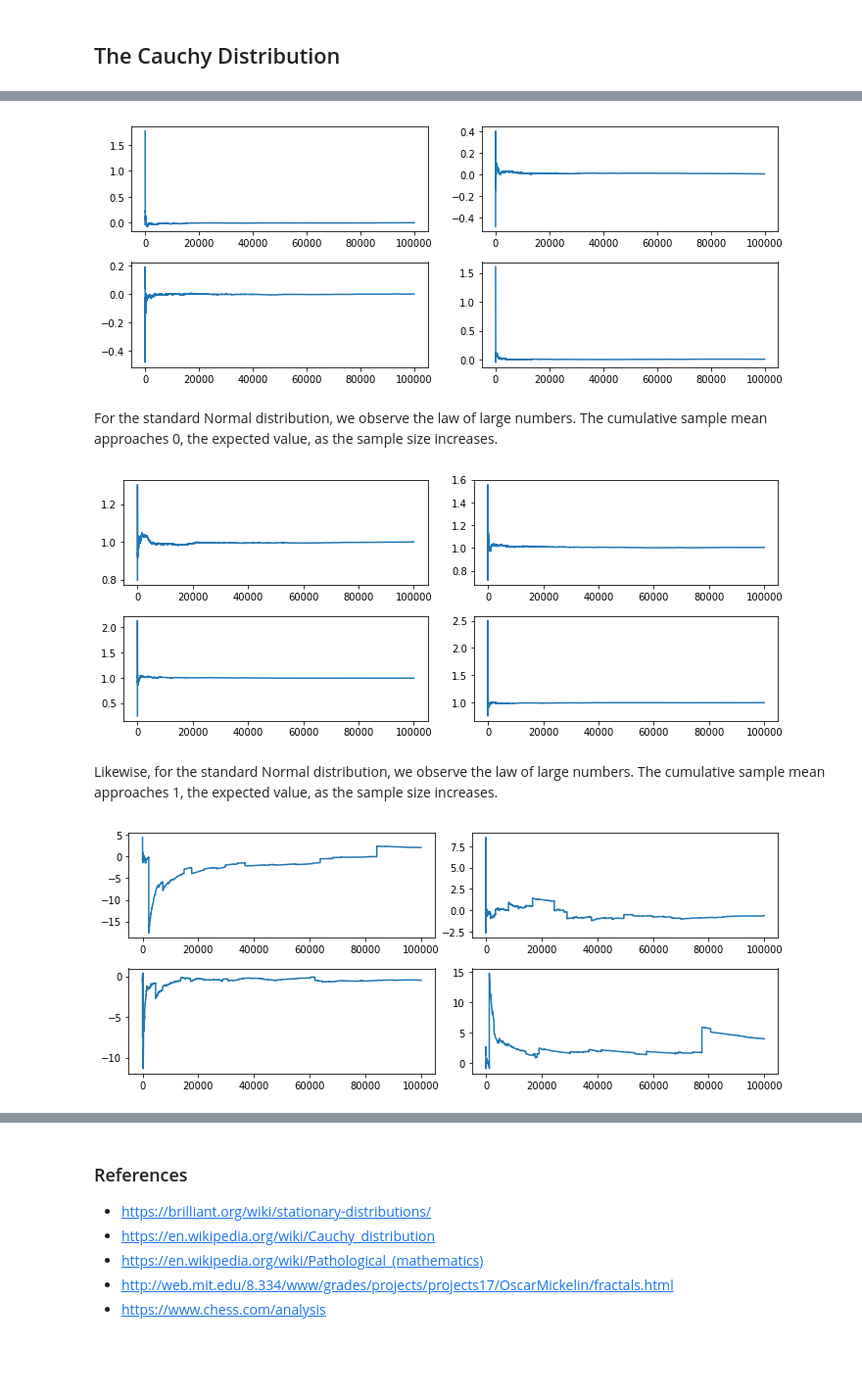
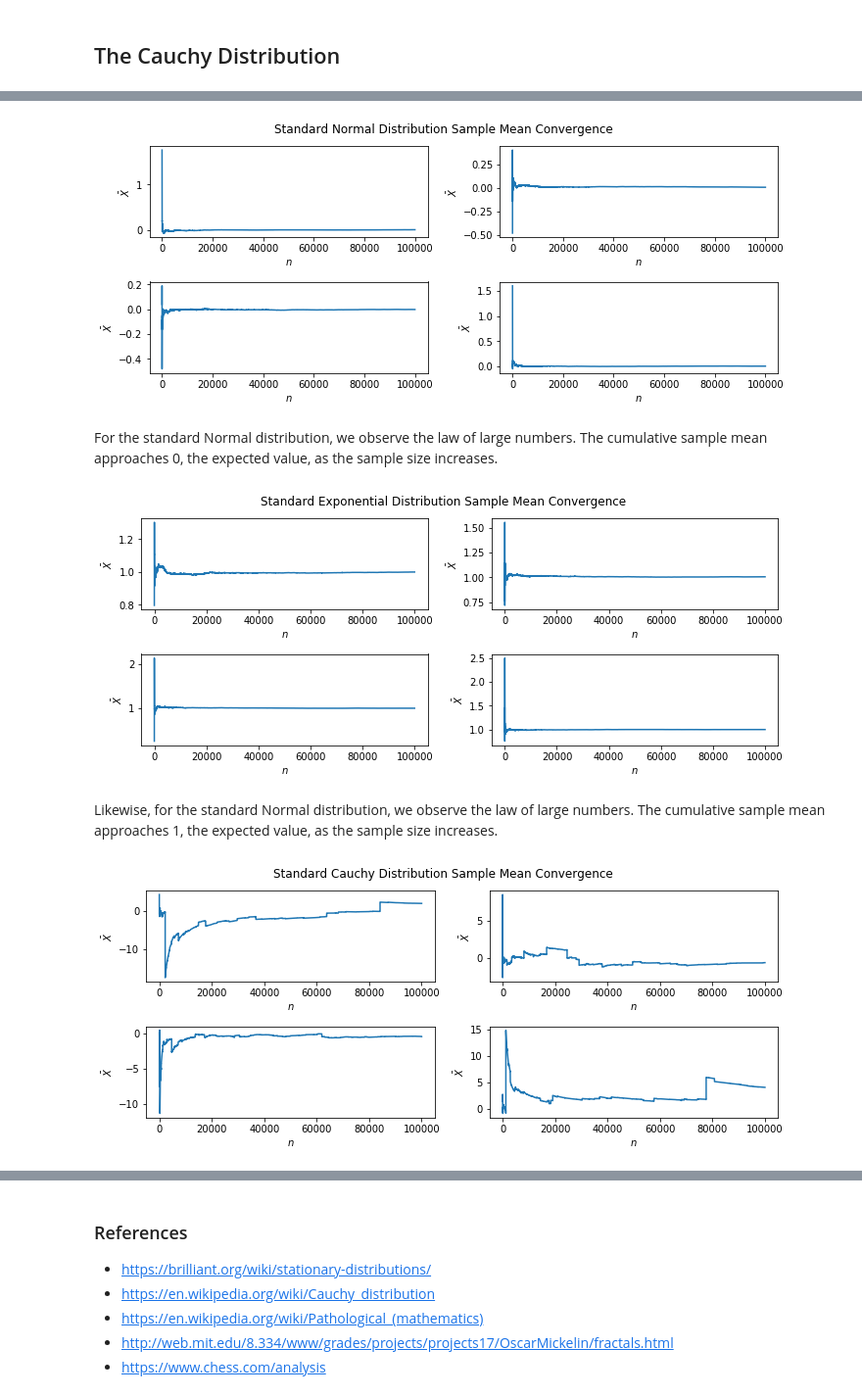
Before and after one commit to dleestat/quirky-data-science, a Jupyter notebook: quirky-data-science.ipynb, the cells around one changed output, grey strips where cells are left out. Shown at 98% size. Drawn from its saved outputs; the diff is of its cells as text; code cells hidden in the pictures; blank space fills up the shorter version.

```diff
--- a/quirky-data-science.ipynb
+++ b/quirky-data-science.ipynb
@@ -136,0 +163,9 @@ So $r = \underset{r}{\text{argmax}}~X_n = \underset{r}{\text{argmax}}~\mathbb{E}
+# %%
+plt.figure(figsize=[20,6])
+np.random.seed(0)
+for r in 0,.01,.02,.03,.04,.05,.1:
+    plt.plot(np.median([np.cumprod(np.random.choice([1+r, 1-r], size=10000, p=[.51,.49])) for _ in range(1000)], axis=0), label=r)
+plt.xlabel('$n$')
+plt.ylabel('Holdings ($)')
+plt.legend()
+plt.axhline(color='r', ls=':')
@@ -190,37 +230,46 @@ We now generate large, random samples from the standard Normal, standard Exponen
 # %%
 # Standard Normal distribution
 fig, axes = plt.subplots(2, 2, figsize=[10,4])
+fig.suptitle('Standard Normal Distribution Sample Mean Convergence', y=1.03)
 np.random.seed(0)
 for ax in axes.flatten():
     sample = np.random.standard_normal(100000)
     ax.plot(np.cumsum(sample) / np.arange(1, len(sample)+1))
+    ax.set_xlabel('$n$')
+    ax.set_ylabel(r'$\bar{X}$')
 plt.tight_layout()
 # %% [output]
-[figure, old version]
+[figure, new version]
 # %% [markdown]
 For the standard Normal distribution, we observe the law of large numbers. The cumulative sample mean approaches 0, the expected value, as the sample size increases.
 # %%
 # Standard Exponential distribution
 fig, axes = plt.subplots(2, 2, figsize=[10,4])
+fig.suptitle('Standard Exponential Distribution Sample Mean Convergence', y=1.03)
 np.random.seed(0)
 for ax in axes.flatten():
     sample = np.random.standard_exponential(100000)
     ax.plot(np.cumsum(sample) / np.arange(1, len(sample)+1))
+    ax.set_xlabel('$n$')
+    ax.set_ylabel(r'$\bar{X}$')
 plt.tight_layout()
 # %% [output]
-[figure, old version]
+[figure, new version]
 # %% [markdown]
 Likewise, for the standard Normal distribution, we observe the law of large numbers. The cumulative sample mean approaches 1, the expected value, as the sample size increases.
 # %%
 # Standard Cauchy distribution
 fig, axes = plt.subplots(2, 2, figsize=[10,4])
+fig.suptitle('Standard Cauchy Distribution Sample Mean Convergence', y=1.03)
 np.random.seed(0)
 for ax in axes.flatten():
     sample = np.random.standard_cauchy(100000)
     ax.plot(np.cumsum(sample) / np.arange(1, len(sample)+1))
+    ax.set_xlabel('$n$')
+    ax.set_ylabel(r'$\bar{X}$')
 plt.tight_layout()
 # %% [output]
-[figure, old version]
+[figure, new version]
 # %% [markdown]
 However, we observe something different for the standard Cauchy distribution. At times it appears that the cumulative mean approaches 0 but eventually the cumulative mean jumps away from 0 due to a new, extremely large outlier. Note that the law of large numbers does not apply here since the expected value of the (standard) Cauchy distribution is undefined.
 
```
Also changed, not shown: parts of 9 cells of this notebook.
